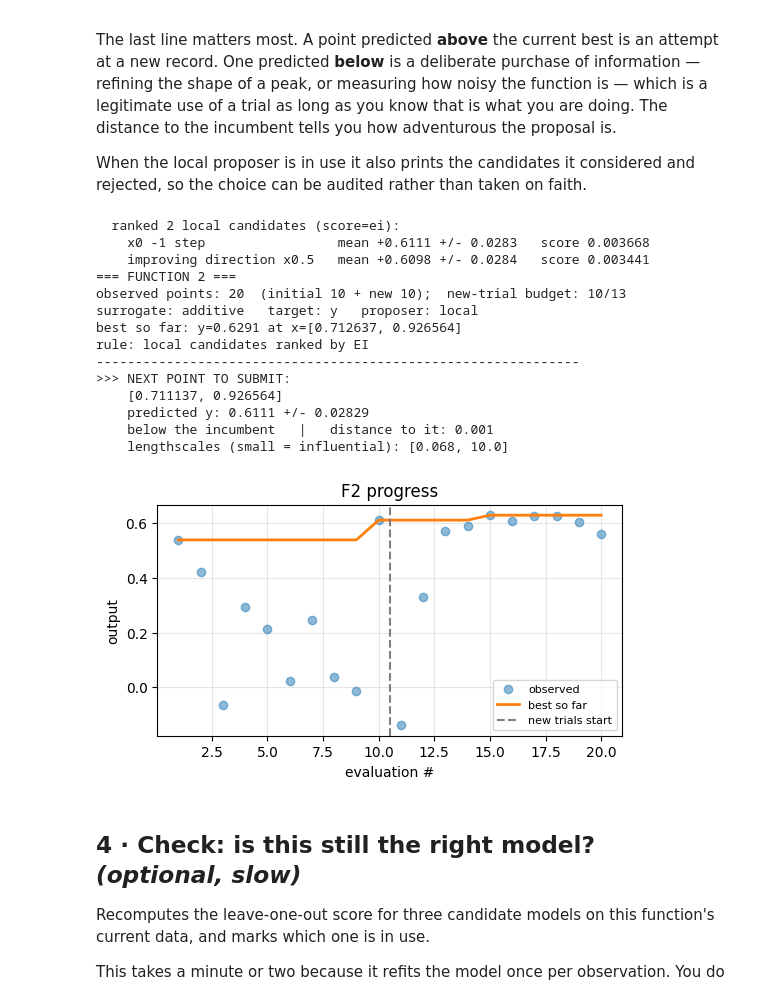
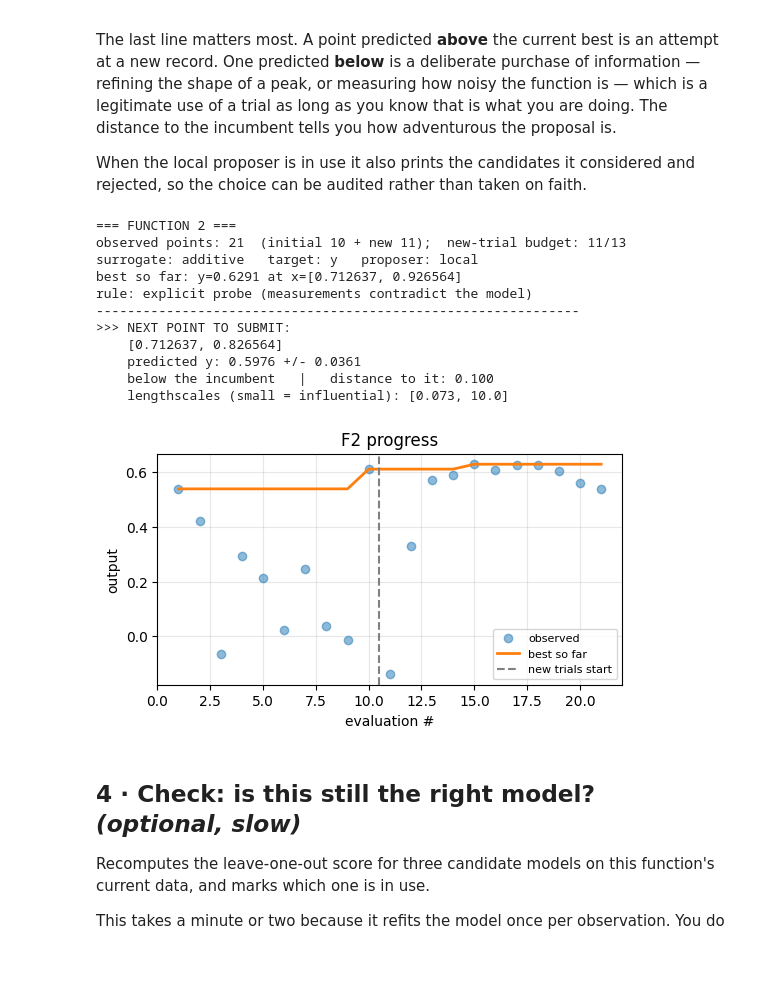
Before and after one commit to eliasghan/Capstone, a Jupyter notebook: function_2/F2_optimizer.ipynb, the cells around one changed output. Saved outputs shown, nothing was run; the diff lists cells and outputs as text; code cells hidden in the pictures; blank space fills up the shorter version.

```diff
--- a/function_2/F2_optimizer.ipynb
+++ b/function_2/F2_optimizer.ipynb
@@ -104,6 +104,7 @@ PLAUSIBLE_MAX   = None   # hard ceiling on a believable prediction; drops candid
                          # interpolate perfectly and still extrapolate absurdly.
 REPLICATE_SHIFT = 0.05   # how far the "replicate" proposer moves the inert axes
 MIN_STEP        = 0.0015   # W10: floor lowered to match.
+PROBE_QUEUE = [[0.712637, 0.826564]]   # W12: a clean replicate draw. Seven readings now sit inside a 0.009-wide window and span 0.089 (sd 0.036) -- that is measurement noise, not structure, and the score is the BEST value observed. A fresh draw at the peak has roughly a one-in-five chance of beating the incumbent, better than anything else on offer. The draw is taken by moving the INERT second input instead of jittering the first: a 0.35 move on that axis changed the output by 0.003, so this is the same location to the function and a distinct point to the record. The model's own proposal pushed that inert axis to the boundary and predicted BELOW the incumbent.
 # %% [markdown]
 ## 2 · Load the data
 
@@ -189,6 +190,20 @@ rejected, so the choice can be audited rather than taken on faith.
 #     scores a handful of small moves away from the current best, so the model
 #     only has to RANK nearby options rather than locate a global optimum.
 # =====================================================================
+def _probe_point(X):
+    """Serve an explicit probe before falling back to the model.
+
+    Used when direct measurements at the incumbent contradict the surrogate, or
+    when the structure the data has already bracketed is finer than the smallest
+    step the proposer can take. A model whose local slope has the wrong sign does
+    not get to choose the next point; the measurements do."""
+    for probe in PROBE_QUEUE:
+        p = np.clip(np.asarray(probe, dtype=float).ravel(), EPS, 1.0 - EPS)
+        if np.min(np.linalg.norm(X - p, axis=1)) > 1e-3:
+            return p, "explicit probe (measurements contradict the model)"
+    return None, None
+
+
 def _lengthscales(model):
     try:
         for p, v in model.kernel_.get_params().items():
@@ -231,7 +246,10 @@ def recommend(verbose=True, plot=True):
     y_best_fit = float(np.max(np.ravel(model.predict(X))))
 
     table = None
-    if PROPOSER == "local":
+    if PROPOSER == "local" and PROBE_QUEUE and _probe_point(X)[0] is not None:
+        x_next, how = _probe_point(X)
+
+    elif PROPOSER == "local":
         x_next, table = propose_local(
             model, X, y_fit, lengthscales=ls, step_frac=STEP_FRAC,
             score=SCORE, xi=XI, beta=BETA, plausible_max=PLAUSIBLE_MAX,
@@ -281,43 +299,40 @@ def recommend(verbose=True, plot=True):
         else:
             print(f"    predicted {ylabel}: {mu:.4g} +/- {sd:.4g}")
         print(f"    {'ABOVE' if mu > y_fit[best_i] else 'below'} the incumbent"
               f"   |   distance to it: {np.linalg.norm(x_next - best_x):.3f}")
         if ls is not None:
             print("    lengthscales (small = influential):",
                   np.round(ls, 3).tolist())
 
     if plot:
         _progress_plot(X, y)
     return x_next, model
 
 
 def _progress_plot(X, y):
     n_init = len(y) - n_new_trials()
     running_best = np.maximum.accumulate(y)
     fig, ax = plt.subplots(figsize=(6, 3))
     ax.plot(range(1, len(y)+1), y, "o", alpha=0.5, label="observed")
     ax.plot(range(1, len(y)+1), running_best, "-", lw=2, label="best so far")
     ax.axvline(n_init + 0.5, ls="--", c="gray", label="new trials start")
     ax.set_xlabel("evaluation #"); ax.set_ylabel("output"); ax.legend(fontsize=8)
     ax.set_title(f"F{FUNC_ID} progress"); ax.grid(alpha=0.3); plt.show()
 
 x_next, model = recommend()
 # %% [output]
-  ranked 2 local candidates (score=ei):
-    x0 -1 step                 mean +0.6111 +/- 0.0283   score 0.003668
-    improving direction x0.5   mean +0.6098 +/- 0.0284   score 0.003441
 === FUNCTION 2 ===
-observed points: 20  (initial 10 + new 10);  new-trial budget: 10/13
+observed points: 21  (initial 10 + new 11);  new-trial budget: 11/13
 surrogate: additive   target: y   proposer: local
 best so far: y=0.6291 at x=[0.712637, 0.926564]
-rule: local candidates ranked by EI
+rule: explicit probe (measurements contradict the model)
 --------------------------------------------------------------
 >>> NEXT POINT TO SUBMIT:
-    [0.711137, 0.926564]
-    predicted y: 0.6111 +/- 0.02829
-    below the incumbent   |   distance to it: 0.001
-    lengthscales (small = influential): [0.068, 10.0]
+    [0.712637, 0.826564]
+    predicted y: 0.5976 +/- 0.0361
+    below the incumbent   |   distance to it: 0.100
+    lengthscales (small = influential): [0.073, 10.0]
-[figure, old version]
+[figure, new version]
 # %% [markdown]
 ## 4 · Check: is this still the right model? *(optional, slow)*
 
```
Also changed, not shown: parts of 1 cell of this notebook, 17 other files.
